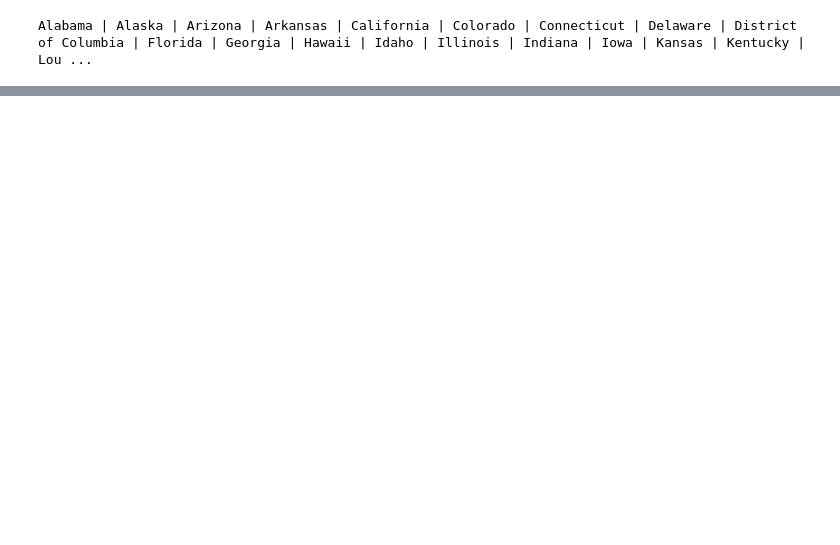
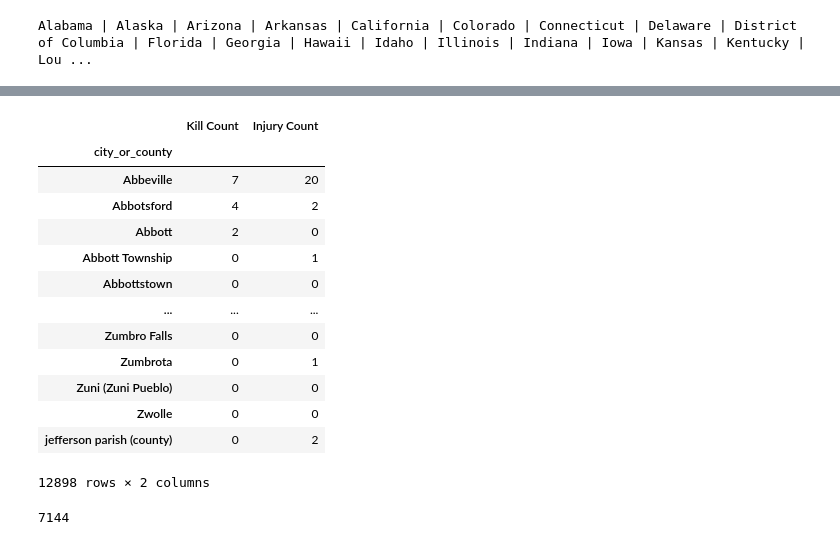
Before and after one commit to Kevin-McConchie/Project-1-Group-2, a Jupyter notebook: gun_violence.ipynb, the cells around one changed output, grey strips where cells are left out. Saved outputs shown, nothing was run; the diff lists cells and outputs as text; code cells hidden in the pictures; blank space fills up the shorter version.

```diff
--- a/gun_violence.ipynb
+++ b/gun_violence.ipynb
@@ -133,0 +92,7 @@ plt.show()
+# %%
+# create df showing kills and injuries by City
+city_county_df = gun_violence_data.groupby(gun_violence_data["city_or_county"])
+city_county_df
+# check number of cities or counties
+city_count = city_county_df["city_or_county"].nunique()
+city_count
@@ -133,0 +113,57 @@ plt.show()
+# %%
+
+
+# sum casualties by city
+city_sum=city_county_df.sum()
+
+# kill totals for plotting purposes
+kill_city = city_sum["n_killed"]
+
+# injured totals for plotting purposes
+injury_city = city_sum["n_injured"]
+
+# create data frame of kills and injuries
+casualty_city = pd.DataFrame({"Kill Count":kill_city,
+    "Injury Count":injury_city})
+
+casualty_city
+# %% [output]
+|  | Kill Count | Injury Count |
+| city_or_county |  |  |
+| Abbeville | 7 | 20 |
+| Abbotsford | 4 | 2 |
+| Abbott | 2 | 0 |
+| Abbott Township | 0 | 1 |
+| Abbottstown | 0 | 0 |
+| ... | ... | ... |
+| Zumbro Falls | 0 | 0 |
+| Zumbrota | 0 | 1 |
+| Zuni (Zuni Pueblo) | 0 | 0 |
+| Zwolle | 0 | 0 |
+| jefferson parish (county) | 0 | 2 |
+12898 rows × 2 columns
+# %%
+# bins
+
+# sort list
+casualty_city = casualty_city.sort_values(["Kill Count", "Injury Count"], ascending = False)
+
+# find top 10 most dangerous cities
+kill_city= casualty_city.head(10)
+
+
+
+# safe_city=[]
+# # find top 10 safest cities with with at least one death
+# for city in casualty_city:
+#     if casualty_city.loc["Kill Count"]>=1:
+#         safe_city.append(city)
+#     else:
+#         print("value is zero")
+safe_city =casualty_city[(casualty_city["Kill Count"]>0)]
+
+# kill_city
+
+len(safe_city)
+# %% [output]
+7144
```
Also changed, not shown: parts of 7 cells of this notebook, 3 other files.
